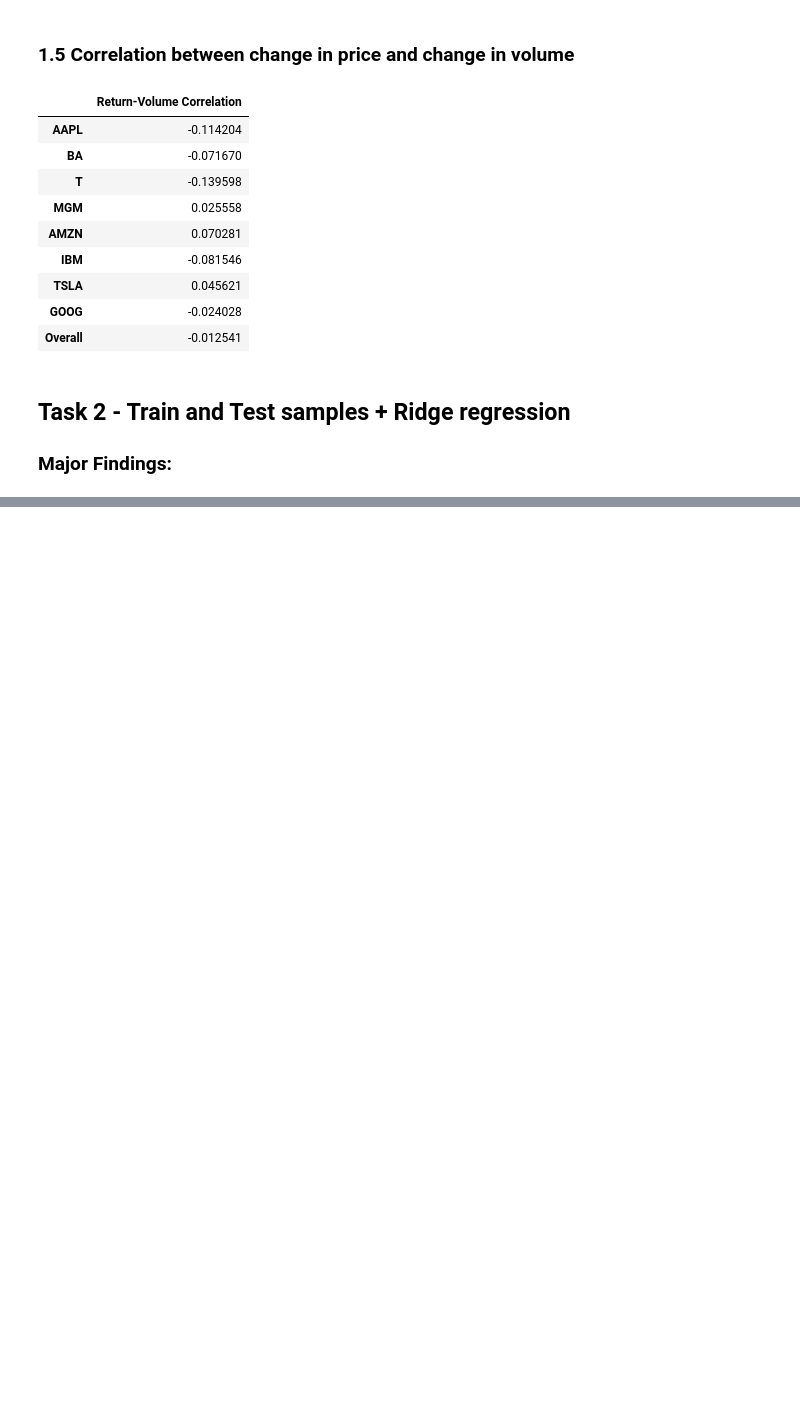
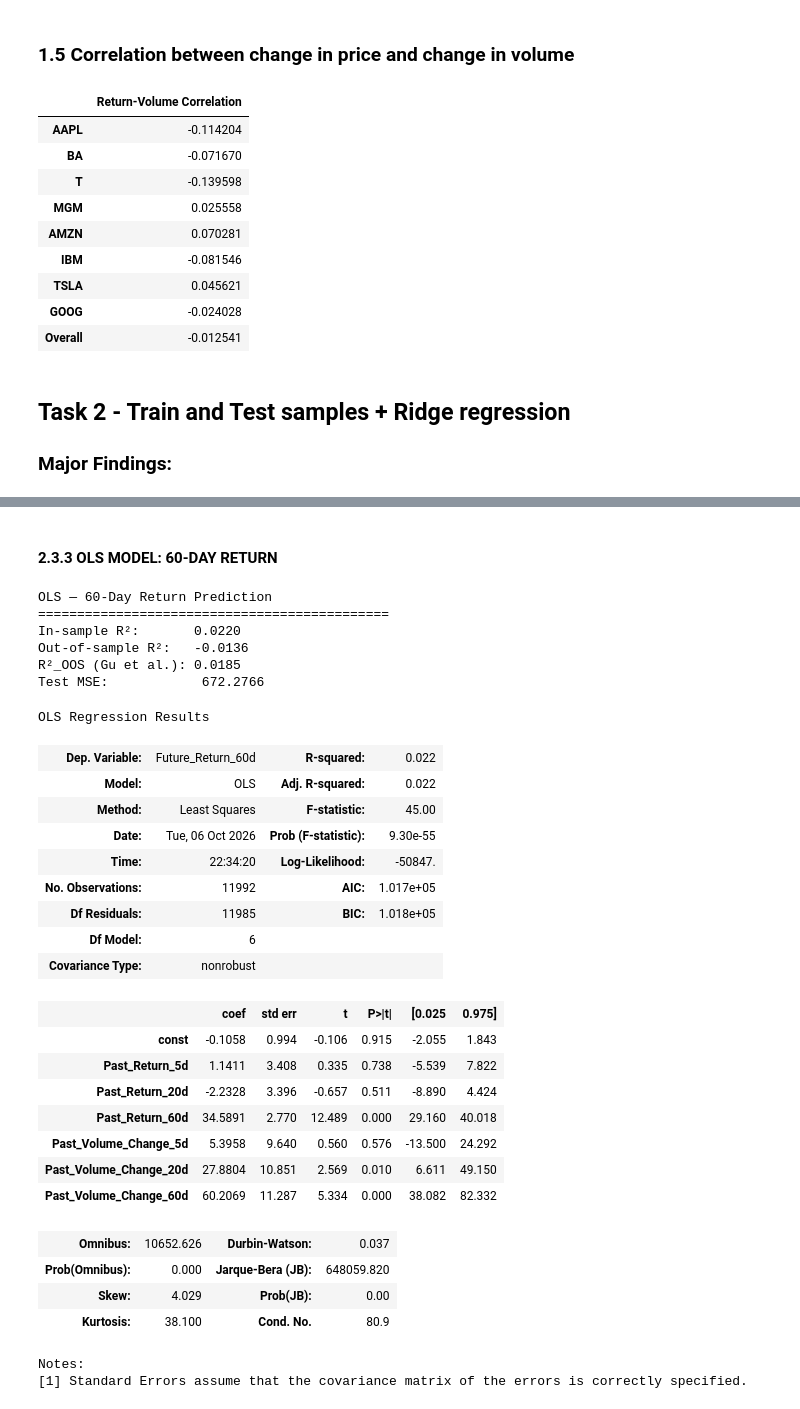
Before and after one commit to henricvsb/Finance-with-Big-Data-Lab-Sessions, a Jupyter notebook: #4/PCLAB#4 - Group 2 - Henricus Bracht Erdem Bayrakcioglu Leonard Fischbach.ipynb, the cells around one changed output, grey strips where cells are left out. Cells and saved outputs as stored; diff of their text form; code cells hidden in the pictures; blank space fills up the shorter version.

```diff
--- a/#4/PCLAB#4 - Group 2 - Henricus Bracht Erdem Bayrakcioglu Leonard Fischbach.ipynb
+++ b/#4/PCLAB#4 - Group 2 - Henricus Bracht Erdem Bayrakcioglu Leonard Fischbach.ipynb
@@ -515,0 +888,65 @@ correlations
+# %% [markdown]
+#### 2.3.3 OLS MODEL: 60-DAY RETURN
+# %%
+h = 60
+
+X_train_ols_60 = sm.add_constant(
+    X_train_scaled[h],
+    has_constant="add"
+)
+
+X_test_ols_60 = sm.add_constant(
+    X_test_scaled[h],
+    has_constant="add"
+)
+
+ols_60 = sm.OLS(
+    y_train[h],
+    X_train_ols_60
+).fit()
+
+pred_ols_60 = ols_60.predict(X_test_ols_60)
+
+roos_ols_60 = r2_oos(y_test[h], pred_ols_60)
+r2_test_ols_60 = r2_score(y_test[h], pred_ols_60)
+mse_ols_60 = mean_squared_error(y_test[h], pred_ols_60)
+
+print("OLS — 60-Day Return Prediction")
+print("=" * 45)
+print(f"In-sample R²:       {ols_60.rsquared:.4f}")
+print(f"Out-of-sample R²:   {r2_test_ols_60:.4f}")
+print(f"R²_OOS (Gu et al.): {roos_ols_60:.4f}")
+print(f"Test MSE:            {mse_ols_60:.4f}")
+
+display(ols_60.summary())
+# %% [output]
+OLS — 60-Day Return Prediction
+=============================================
+In-sample R²:       0.0220
+Out-of-sample R²:   -0.0136
+R²_OOS (Gu et al.): 0.0185
+Test MSE:            672.2766
+OLS Regression Results
+| Dep. Variable: | Future_Return_60d | R-squared: | 0.022 |
+| Model: | OLS | Adj. R-squared: | 0.022 |
+| Method: | Least Squares | F-statistic: | 45.00 |
+| Date: | Tue, 06 Oct 2026 | Prob (F-statistic): | 9.30e-55 |
+| Time: | 22:34:20 | Log-Likelihood: | -50847. |
+| No. Observations: | 11992 | AIC: | 1.017e+05 |
+| Df Residuals: | 11985 | BIC: | 1.018e+05 |
+| Df Model: | 6 |  |  |
+| Covariance Type: | nonrobust |  |  |
+|  | coef | std err | t | P>|t| | [0.025 | 0.975] |
+| const | -0.1058 | 0.994 | -0.106 | 0.915 | -2.055 | 1.843 |
+| Past_Return_5d | 1.1411 | 3.408 | 0.335 | 0.738 | -5.539 | 7.822 |
+| Past_Return_20d | -2.2328 | 3.396 | -0.657 | 0.511 | -8.890 | 4.424 |
+| Past_Return_60d | 34.5891 | 2.770 | 12.489 | 0.000 | 29.160 | 40.018 |
+| Past_Volume_Change_5d | 5.3958 | 9.640 | 0.560 | 0.576 | -13.500 | 24.292 |
+| Past_Volume_Change_20d | 27.8804 | 10.851 | 2.569 | 0.010 | 6.611 | 49.150 |
+| Past_Volume_Change_60d | 60.2069 | 11.287 | 5.334 | 0.000 | 38.082 | 82.332 |
+| Omnibus: | 10652.626 | Durbin-Watson: | 0.037 |
+| Prob(Omnibus): | 0.000 | Jarque-Bera (JB): | 648059.820 |
+| Skew: | 4.029 | Prob(JB): | 0.00 |
+| Kurtosis: | 38.100 | Cond. No. | 80.9 |
+Notes:
+[1] Standard Errors assume that the covariance matrix of the errors is correctly specified.
```
Also changed, not shown: parts of 17 cells of this notebook.
